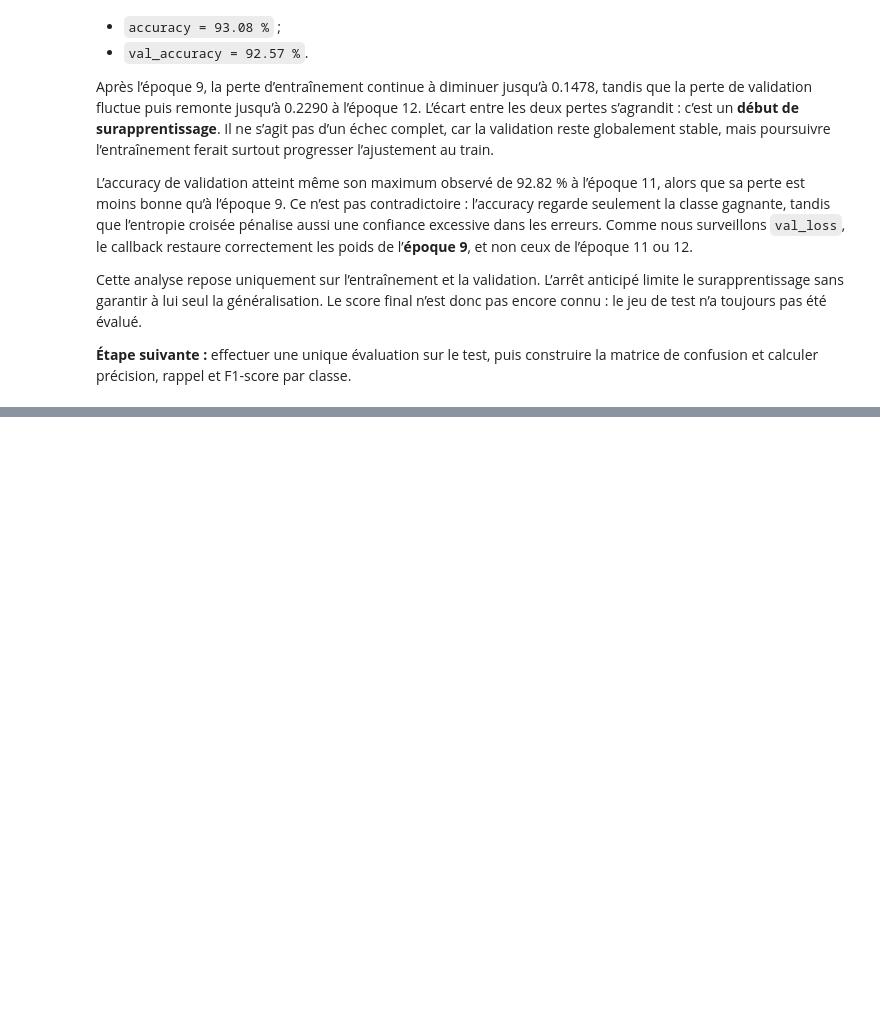
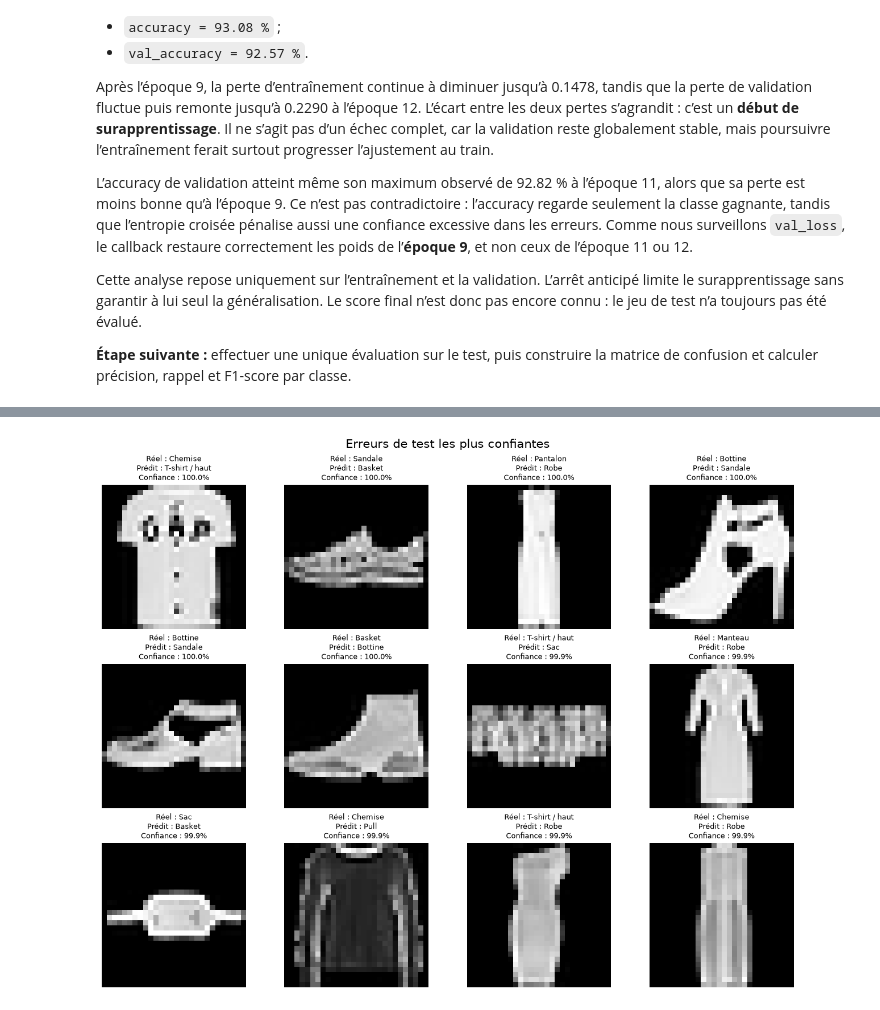
Before and after one commit to DRIOUCH96/introduction_au_deeplearning, a Jupyter notebook: fashion_mnist_cnn.ipynb, the cells around one changed output, grey strips where cells are left out. Saved outputs shown, nothing was run; the diff lists cells and outputs as text; code cells hidden in the pictures; blank space fills up the shorter version.

```diff
--- a/fashion_mnist_cnn.ipynb
+++ b/fashion_mnist_cnn.ipynb
@@ -1566,0 +1943,81 @@ Cette analyse repose uniquement sur l’entraînement et la validation. L’arr
+# %%
+paires_confusion = []
+for classe_reelle in indices_classes:
+    for classe_predite in indices_classes:
+        if classe_reelle == classe_predite:
+            continue
+        nombre = int(matrice_confusion[classe_reelle, classe_predite])
+        paires_confusion.append(
+            {
+                "classe réelle": noms_classes_fr[classe_reelle],
+                "classe prédite": noms_classes_fr[classe_predite],
+                "nombre d’erreurs": nombre,
+                "part de la classe réelle": nombre / supports_test[classe_reelle],
+            }
+        )
+
+principales_confusions = (
+    pd.DataFrame(paires_confusion)
+    .sort_values("nombre d’erreurs", ascending=False)
+    .head(10)
+    .reset_index(drop=True)
+)
+display(
+    principales_confusions.style.format(
+        {"part de la classe réelle": "{:.1%}"}
+    ).hide(axis="index")
+)
+
+indices_test = np.arange(len(etiquettes_test))
+indices_erreurs = indices_test[predictions_test != etiquettes_test]
+confiances_test = probabilites_test[indices_test, predictions_test]
+ordre_confiance_erreurs = np.argsort(confiances_test[indices_erreurs])[::-1]
+indices_erreurs_tries = indices_erreurs[ordre_confiance_erreurs]
+
+nombre_erreurs = len(indices_erreurs)
+assert nombre_erreurs == len(etiquettes_test) - np.trace(matrice_confusion)
+np.testing.assert_allclose(nombre_erreurs / len(etiquettes_test), 1.0 - accuracy_test)
+
+print("Nombre total d’erreurs :", nombre_erreurs)
+print("Taux d’erreur          :", f"{nombre_erreurs / len(etiquettes_test):.2%}")
+
+nombre_a_afficher = min(12, nombre_erreurs)
+figure, axes = plt.subplots(3, 4, figsize=(13, 10))
+
+for position, axe in enumerate(axes.ravel()):
+    if position >= nombre_a_afficher:
+        axe.axis("off")
+        continue
+
+    indice = indices_erreurs_tries[position]
+    classe_reelle = int(etiquettes_test[indice])
+    classe_predite = int(predictions_test[indice])
+    confiance = float(confiances_test[indice])
+
+    axe.imshow(images_test_brutes[indice], cmap="gray", vmin=0, vmax=255)
+    axe.set_title(
+        f"Réel : {noms_classes_fr[classe_reelle]}\n"
+        f"Prédit : {noms_classes_fr[classe_predite]}\n"
+        f"Confiance : {confiance:.1%}",
+        fontsize=9,
+    )
+    axe.axis("off")
+
+figure.suptitle("Erreurs de test les plus confiantes", fontsize=15)
+figure.tight_layout()
+plt.show()
+
+indice_meilleur_f1 = int(np.argmax(scores_f1))
+indice_f1_plus_faible = int(np.argmin(scores_f1))
+confusion_principale = principales_confusions.iloc[0]
+
+print("Meilleur F1 :", noms_classes_fr[indice_meilleur_f1], f"({scores_f1[indice_meilleur_f1]:.3f})")
+print("F1 minimal  :", noms_classes_fr[indice_f1_plus_faible], f"({scores_f1[indice_f1_plus_faible]:.3f})")
+print(
+    "Confusion principale :",
+    confusion_principale["classe réelle"],
+    "→",
+    confusion_principale["classe prédite"],
+    f"({int(confusion_principale['nombre d’erreurs'])} images)",
+)
+# %% [output]
@@ -1566,0 +2037 @@ Cette analyse repose uniquement sur l’entraînement et la validation. L’arr
+[figure, added]
```
Also changed, not shown: parts of 13 cells of this notebook.
